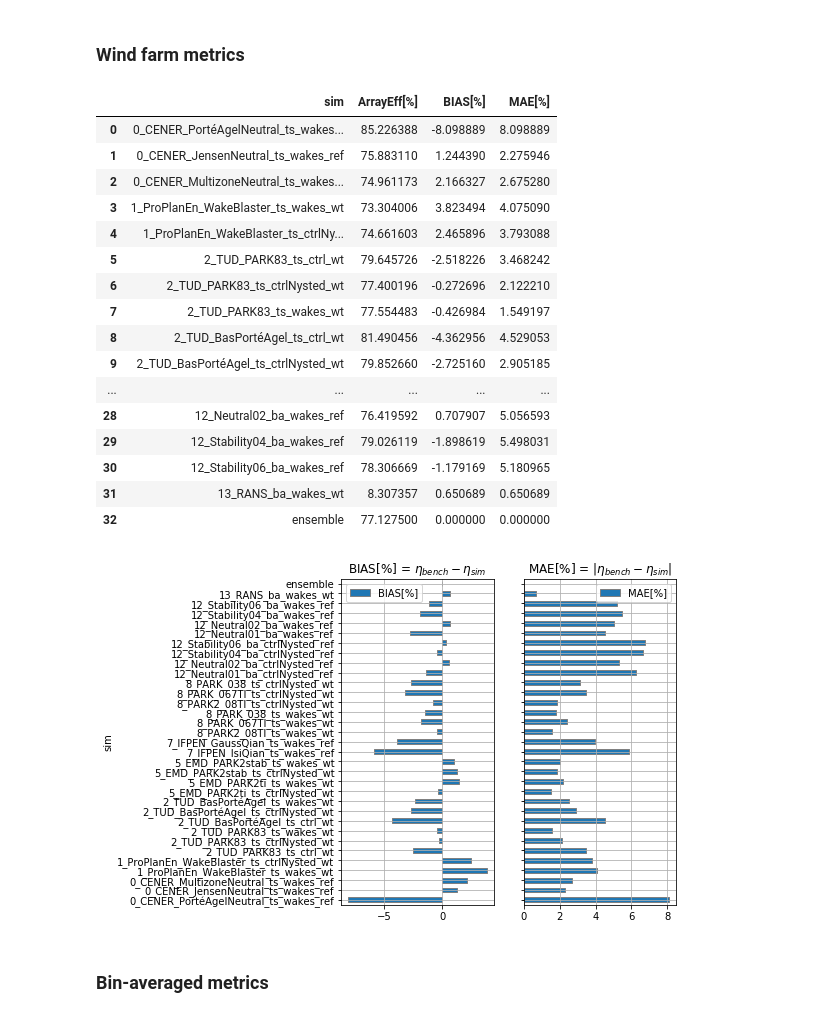
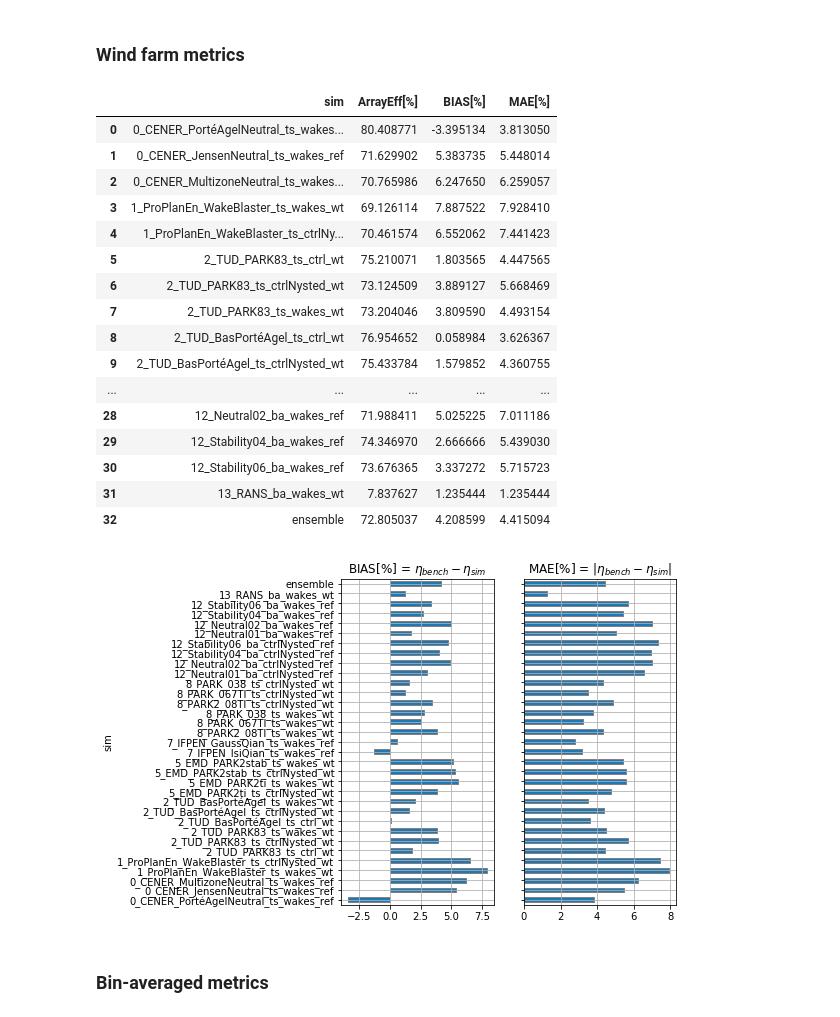
Before and after one commit to CENER-EPR/OWAbench, a Jupyter notebook: Rodsand2/Rodsand2_ArrayEfficiency.ipynb, the cells around one changed output. Drawn from its saved outputs; the diff is of its cells as text; code cells hidden in the pictures.

```diff
--- a/Rodsand2/Rodsand2_ArrayEfficiency.ipynb
+++ b/Rodsand2/Rodsand2_ArrayEfficiency.ipynb
@@ -156,7 +159,7 @@ N_WDzL_all,_,_,_,_ = mast.plot_stability(WDbins,WDbins_label,zLbins,zLbins_label
 
 # after filtering
 mast.reduce_to_ts(scada_ts,'point')
-N_WDzL_speed,_,_,_,_ = mast.plot_stability(WDbins,WDbins_label,zLbins,zLbins_label,[])
+N_WDzL_speed,_,_,_,S_WDzL_speed = mast.plot_stability(WDbins,WDbins_label,zLbins,zLbins_label,[])
 
 figcaption = ("**Fig 1. Distributions at zref for all data (above) and retained for validation (below)**")
 display(Markdown(figcaption))
@@ -271,7 +274,7 @@ except IOError:
 # %% [markdown]
 If no validation data is available, do code to code comparison by selecting a reference simulation to compare against:
 # %%
-benchmark = n_sim-1      # ref_sim = [] when you compare with validation data
+benchmark = [] #n_sim-1      # ref_sim = [] when you compare with validation data
 
 if not benchmark:
     print ("Your reference series is observations")
@@ -285,0 +296,17 @@ Your benchmark series is ensemble
+# %%
+obs_Pfree_ts = pd.read_csv('./observations/Rodsand2_Pfree_mean.csv', index_col = 'time')
+obs_Pfree = restrict_to_ts(obs_Pfree_ts, scada_ts)
+obs_Pfree, obs_Pfree_std = bin_avrg.compute_mean(obs_Pfree, ts_bin_map)
+ref_S = xr.DataArray(S_WDzL_speed.values, coords={'wd': WDbins_label, 'zL':zLbins_label}, dims=('wd','zL'))
+ref_P = pwr_curve(ref_S)
+Am = obs_Pfree/ref_P
+# plot using a dataframe
+Am_df = Am.to_dataframe(name = 'Am').unstack()
+Am_df.columns = Am_df.columns.get_level_values(1)
+Am_df = Am_df[['u','n','s']]
+fig, ax = plt.subplots()
+Am_df.reindex(index = WDbins_label).plot.bar(grid=1, title = 'Mesoscale bias correction factor', colormap = 'bwr_r', edgecolor = 'grey', ax=ax)
+ax.set_ylabel(r'$A_m$')
+ax.legend(['u', 'n', 's'], bbox_to_anchor=(1.0, 1.0));
+
+#Am[:] = 1  #uncomment if you don't want to use mesocale bias correction
@@ -328,6 +357,7 @@ with warnings.catch_warnings():
     for isim in range(n_sim):
         sim_eta[isim] = 100*np.sum(sim_P[isim],axis=0) / meso_P_sum
         sim_eta[isim] = sim_eta[isim].where(sim_eta[isim]>0)  # nan when there is no data
+        sim_eta[isim] = sim_eta[isim]*Am # multiply by mesoscale bias correction factor
         bias[isim] = bench_eta - sim_eta[isim]
         mae[isim] = np.absolute(bias[isim])
         if sim_P_std[isim] is not None:
@@ -373,38 +403,40 @@ highlight = ['rod00a','rod00b','rod00c','rod01b','rod02b','rod05b','rod07c','rod
 # %%
 # Compute wind farm metrics
 Metrics = pd.DataFrame(np.zeros((n_sim,4)),
                        columns = ['sim','ArrayEff[%]','BIAS[%]','MAE[%]'],
                        index = sims.index) #sims[tags]
 for isim in range(n_sim):
     Metrics.loc[isim,'sim'] = sims[tags][isim] #sims[tags][isim]
     Metrics.loc[isim,'ArrayEff[%]'] = sim_eta_tot[isim] #sims[tags][isim]
     Metrics.loc[isim,'BIAS[%]'] = bias_tot[isim]
     Metrics.loc[isim,'MAE[%]'] = mae_tot[isim]
 
 fig, ax = plt.subplots(nrows=1, ncols=2, sharey='all',figsize=(6,6))
-Metrics.iloc[plotresults].plot.barh(x = 'sim', y = 'BIAS[%]', ax = ax[0], rot=0, grid=1, edgecolor = 'grey', title='BIAS[%] = $\eta_{bench}-\eta_{sim}$'); #colormap = 'bwr'
-Metrics.iloc[plotresults].plot.barh(x = 'sim', y = 'MAE[%]' , ax = ax[1], rot=0, grid=1, edgecolor = 'grey', title='MAE[%] = |$\eta_{bench}-\eta_{sim}$|'); #colormap = 'bwr'
+Metrics.iloc[plotresults].plot.barh(x = 'sim', y = 'BIAS[%]', ax = ax[0], rot=0, grid=1, edgecolor = 'grey',
+                                    title='BIAS[%] = $\eta_{bench}-\eta_{sim}$',legend=False); #colormap = 'bwr'
+Metrics.iloc[plotresults].plot.barh(x = 'sim', y = 'MAE[%]' , ax = ax[1], rot=0, grid=1, edgecolor = 'grey',
+                                    title='MAE[%] = |$\eta_{bench}-\eta_{sim}$|',legend=False); #colormap = 'bwr'
 
 Metrics.iloc[plotresults]
 # %% [output]
 |  | sim | ArrayEff[%] | BIAS[%] | MAE[%] |
-| 0 | 0_CENER_PortéAgelNeutral_ts_wakes... | 85.226388 | -8.098889 | 8.098889 |
-| 1 | 0_CENER_JensenNeutral_ts_wakes_ref | 75.883110 | 1.244390 | 2.275946 |
-| 2 | 0_CENER_MultizoneNeutral_ts_wakes... | 74.961173 | 2.166327 | 2.675280 |
-| 3 | 1_ProPlanEn_WakeBlaster_ts_wakes_wt | 73.304006 | 3.823494 | 4.075090 |
-| 4 | 1_ProPlanEn_WakeBlaster_ts_ctrlNy... | 74.661603 | 2.465896 | 3.793088 |
-| 5 | 2_TUD_PARK83_ts_ctrl_wt | 79.645726 | -2.518226 | 3.468242 |
-| 6 | 2_TUD_PARK83_ts_ctrlNysted_wt | 77.400196 | -0.272696 | 2.122210 |
-| 7 | 2_TUD_PARK83_ts_wakes_wt | 77.554483 | -0.426984 | 1.549197 |
-| 8 | 2_TUD_BasPortéAgel_ts_ctrl_wt | 81.490456 | -4.362956 | 4.529053 |
-| 9 | 2_TUD_BasPortéAgel_ts_ctrlNysted_wt | 79.852660 | -2.725160 | 2.905185 |
+| 0 | 0_CENER_PortéAgelNeutral_ts_wakes... | 80.408771 | -3.395134 | 3.813050 |
+| 1 | 0_CENER_JensenNeutral_ts_wakes_ref | 71.629902 | 5.383735 | 5.448014 |
+| 2 | 0_CENER_MultizoneNeutral_ts_wakes... | 70.765986 | 6.247650 | 6.259057 |
+| 3 | 1_ProPlanEn_WakeBlaster_ts_wakes_wt | 69.126114 | 7.887522 | 7.928410 |
+| 4 | 1_ProPlanEn_WakeBlaster_ts_ctrlNy... | 70.461574 | 6.552062 | 7.441423 |
+| 5 | 2_TUD_PARK83_ts_ctrl_wt | 75.210071 | 1.803565 | 4.447565 |
+| 6 | 2_TUD_PARK83_ts_ctrlNysted_wt | 73.124509 | 3.889127 | 5.668469 |
+| 7 | 2_TUD_PARK83_ts_wakes_wt | 73.204046 | 3.809590 | 4.493154 |
+| 8 | 2_TUD_BasPortéAgel_ts_ctrl_wt | 76.954652 | 0.058984 | 3.626367 |
+| 9 | 2_TUD_BasPortéAgel_ts_ctrlNysted_wt | 75.433784 | 1.579852 | 4.360755 |
 | ... | ... | ... | ... | ... |
-| 28 | 12_Neutral02_ba_wakes_ref | 76.419592 | 0.707907 | 5.056593 |
-| 29 | 12_Stability04_ba_wakes_ref | 79.026119 | -1.898619 | 5.498031 |
-| 30 | 12_Stability06_ba_wakes_ref | 78.306669 | -1.179169 | 5.180965 |
-| 31 | 13_RANS_ba_wakes_wt | 8.307357 | 0.650689 | 0.650689 |
-| 32 | ensemble | 77.127500 | 0.000000 | 0.000000 |
+| 28 | 12_Neutral02_ba_wakes_ref | 71.988411 | 5.025225 | 7.011186 |
+| 29 | 12_Stability04_ba_wakes_ref | 74.346970 | 2.666666 | 5.439030 |
+| 30 | 12_Stability06_ba_wakes_ref | 73.676365 | 3.337272 | 5.715723 |
+| 31 | 13_RANS_ba_wakes_wt | 7.837627 | 1.235444 | 1.235444 |
+| 32 | ensemble | 72.805037 | 4.208599 | 4.415094 |
-[figure, old version]
+[figure, new version]
 # %% [markdown]
 ### Bin-averaged metrics
 # %%
```
Also changed, not shown: parts of 11 cells of this notebook, 8 other files.
